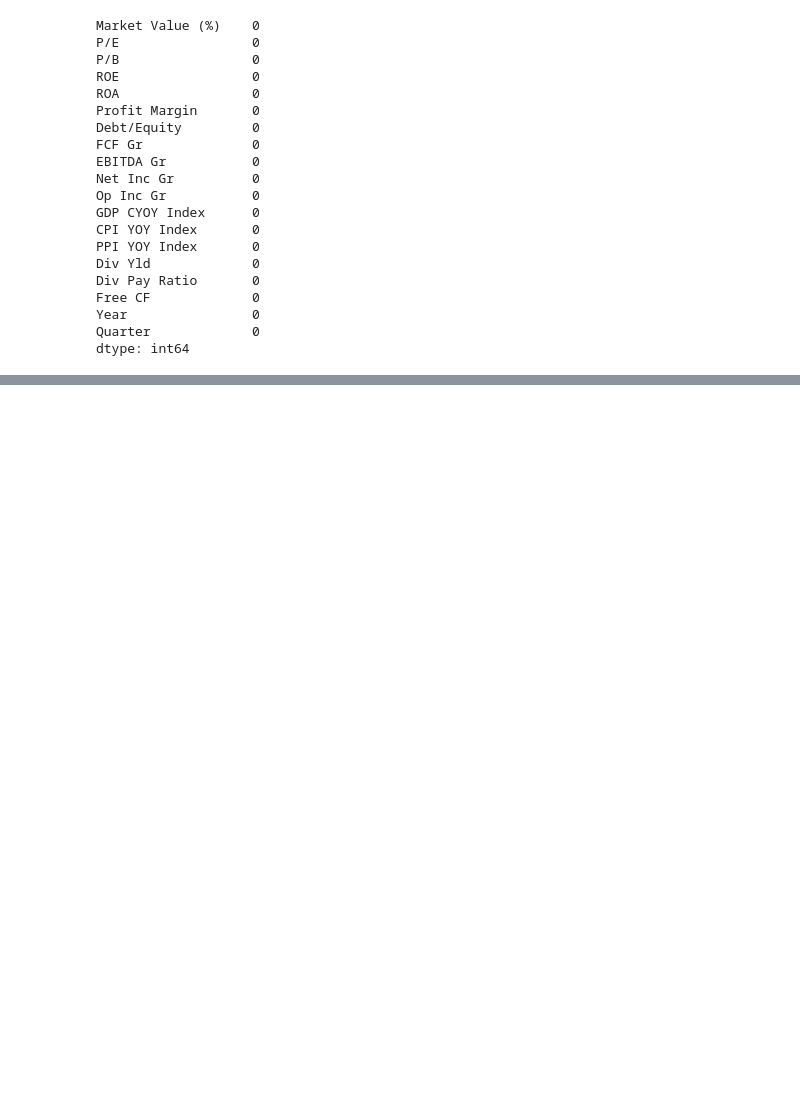
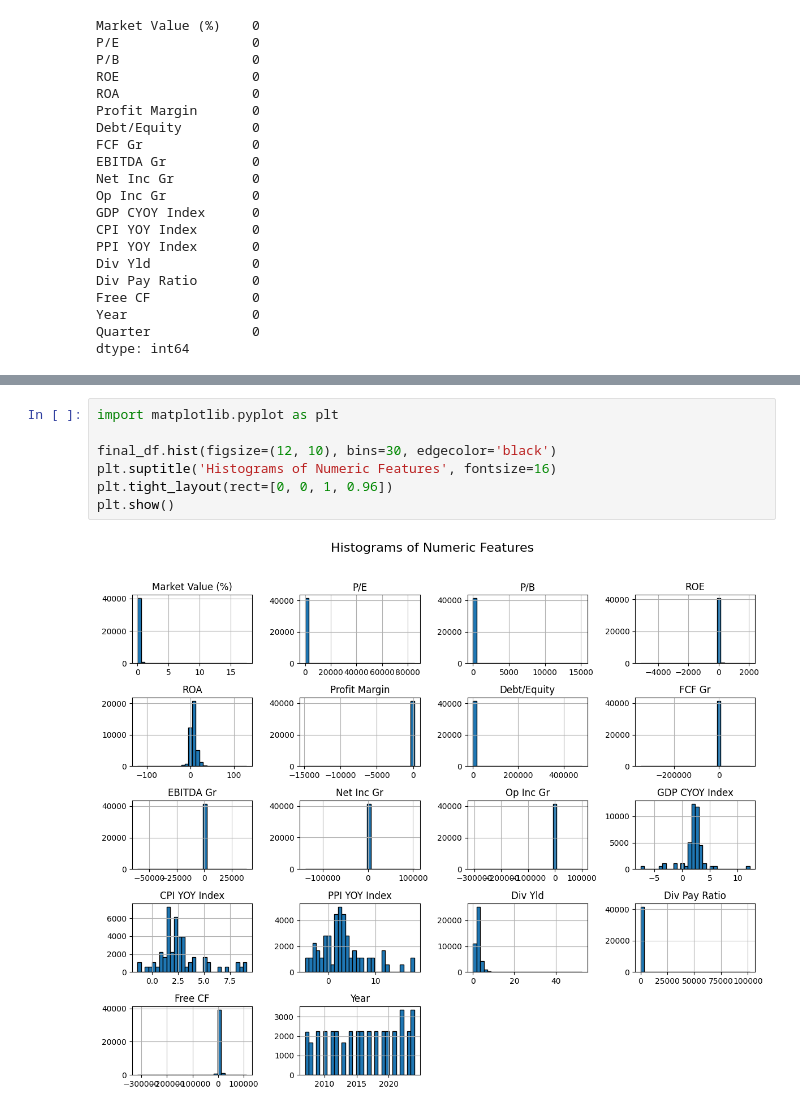
Before and after one commit to amita29patil/team_lambda, a Jupyter notebook: cleaning.ipynb, the cells around one changed output, grey strips where cells are left out. Cells and saved outputs as stored; diff of their text form; blank space fills up the shorter version.

```diff
--- a/cleaning.ipynb
+++ b/cleaning.ipynb
@@ -247,0 +273,9 @@ dtype: int64
+# %%
+import matplotlib.pyplot as plt
+
+final_df.hist(figsize=(12, 10), bins=30, edgecolor='black')
+plt.suptitle('Histograms of Numeric Features', fontsize=16)
+plt.tight_layout(rect=[0, 0, 1, 0.96])
+plt.show()
+# %% [output]
+[figure, added]
```
Also changed, not shown: parts of 4 cells of this notebook.
